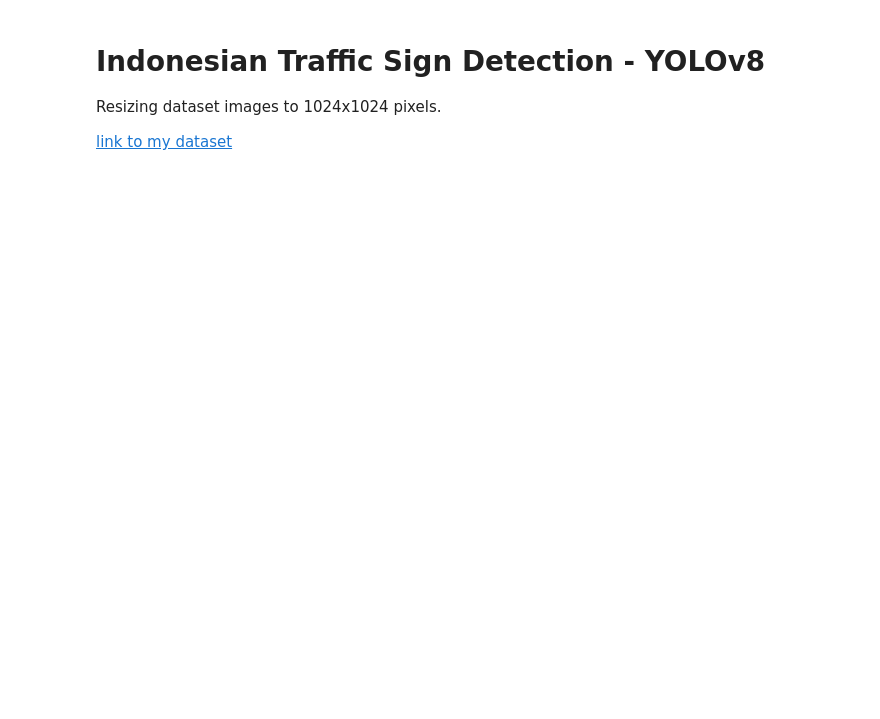
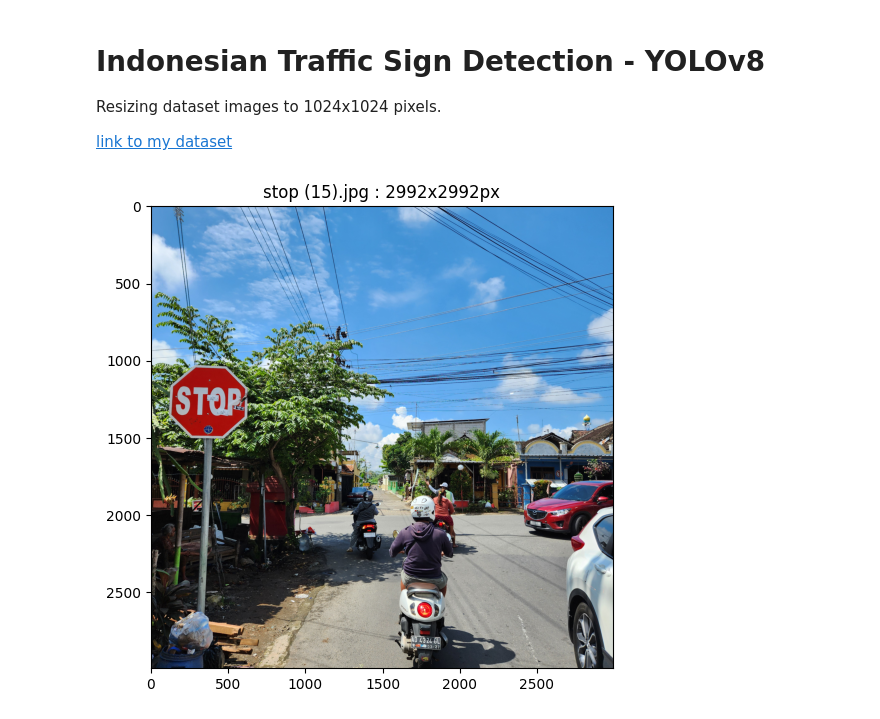
Before and after one commit to AprilArn/yolov8-indonesian-traffic-sign-detection, a Jupyter notebook: development/code/1-data-preprocessing.ipynb, the cells around one changed output. Drawn from its saved outputs; the diff is of its cells as text; code cells hidden in the pictures; blank space fills up the shorter version.

```diff
--- a/development/code/1-data-preprocessing.ipynb
+++ b/development/code/1-data-preprocessing.ipynb
@@ -66,34 +66,38 @@ for filename in os.listdir(source_folder):
 print("\n✅ All images have been successfully resized and copied.")
 # %%
 import matplotlib.pyplot as plt
+import os
+from PIL import Image, ExifTags
 
 # Path to the image
-img_path = r'D:\Perkuliahan\Semester 8\Skripsi\datasets\laporan gambar\c intersection (62).jpg'  # Ganti dengan path gambar yang ingin ditampilkan
+img_path = r"E:\datasets - skripsi\preprocessing\indonesian-traffic-sign-cam-1x1\stop (15).jpg"  # Ganti dengan path gambar yang ingin ditampilkan
 
 # Open the image
 img = Image.open(img_path)
 
 exif = img._getexif()
 if exif is not None:
     # Check for orientation in EXIF metadata
     for tag, value in exif.items():
         if ExifTags.TAGS.get(tag) == 'Orientation':
             if value == 3:
                 img = img.rotate(180, expand=True)
             elif value == 6:
                 img = img.rotate(270, expand=True)
             elif value == 8:
                 img = img.rotate(90, expand=True)
             break
 
 # Get image dimensions
 width, height = img.size
 
 # Plot the image
 plt.figure(figsize=(6, 6))
 plt.imshow(img)
 plt.axis('on')  # Hide axes
 
 # Show filename as title
 plt.title(f"{os.path.basename(img_path)} : {width}x{height}px")
 plt.show()
+# %% [output]
+[figure, added]
```
Also changed, not shown: 2 other files.
